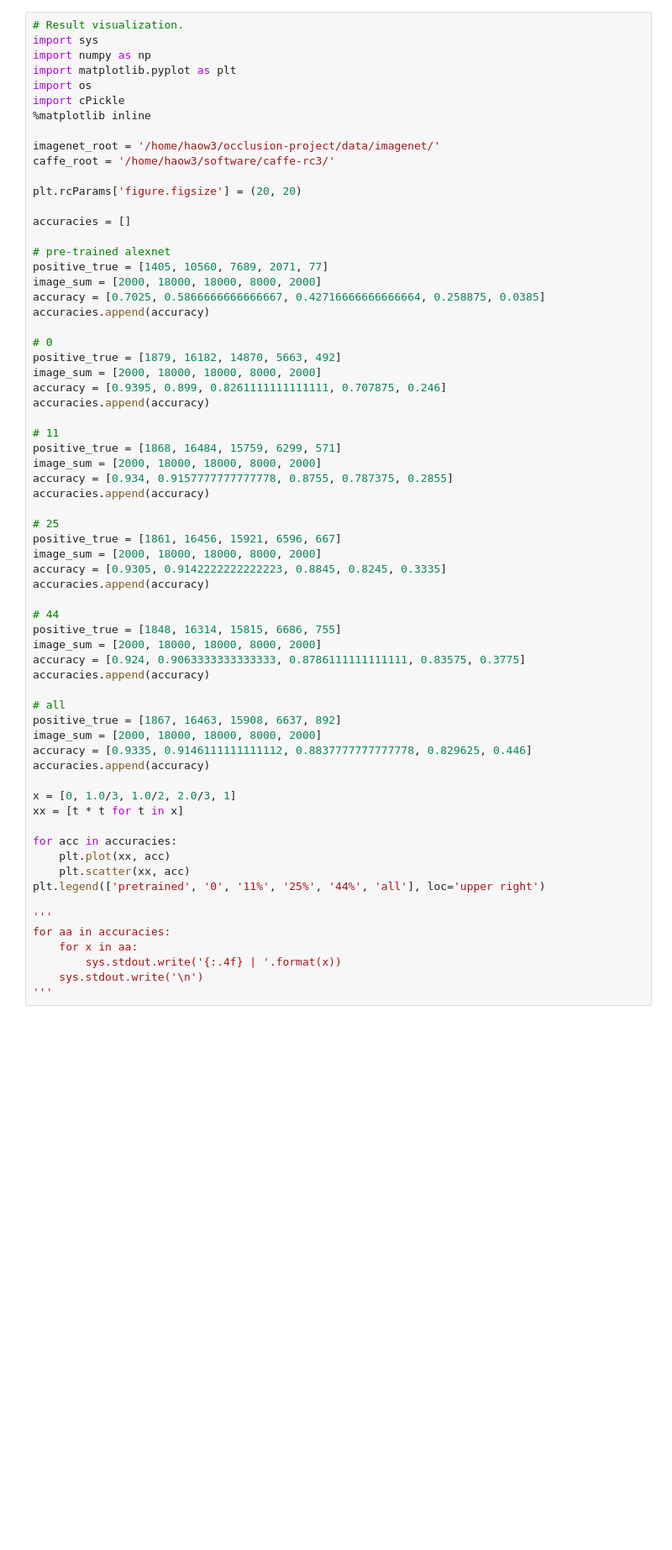
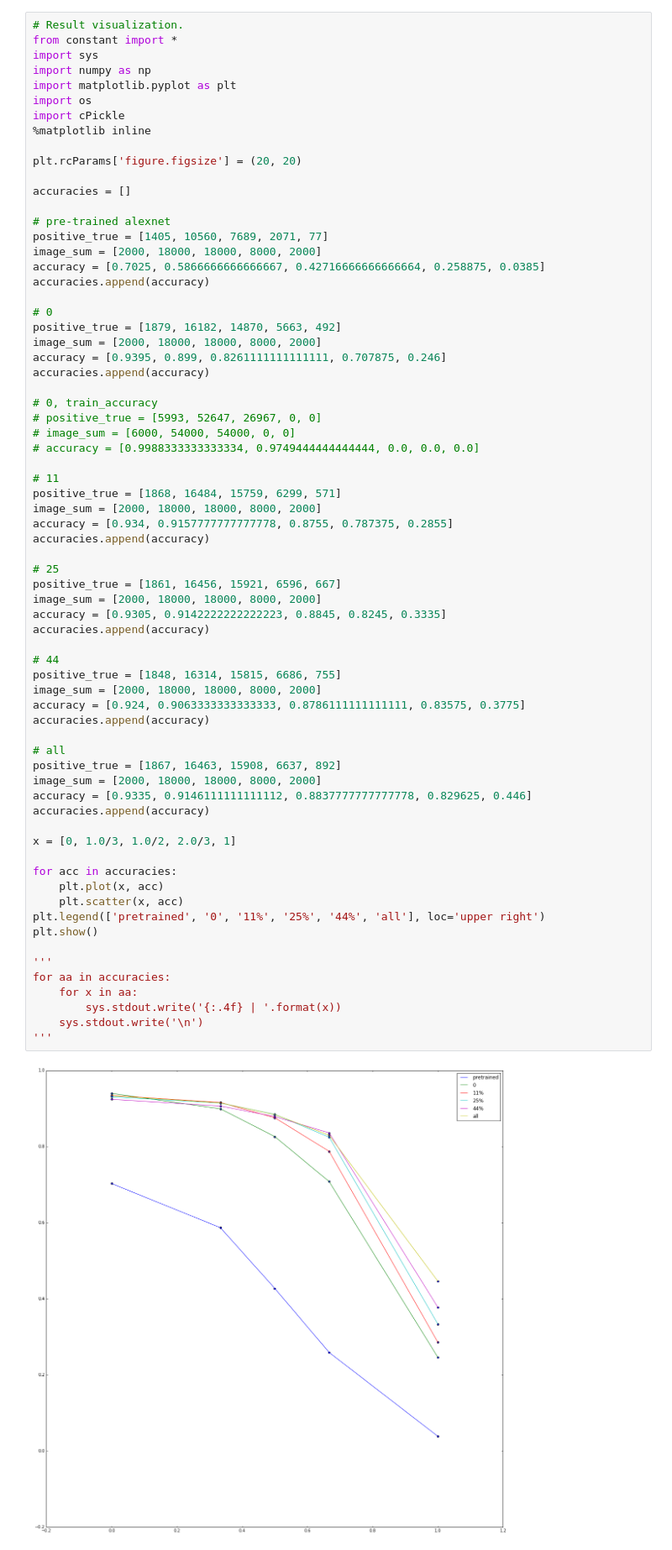
Before and after one commit to Definiter/occlusion-project, a Jupyter notebook: src/visualization.ipynb, the cells around one changed output. Shown at 84% size. Saved outputs shown, nothing was run; the diff lists cells and outputs as text; blank space fills up the shorter version.

```diff
--- a/src/visualization.ipynb
+++ b/src/visualization.ipynb
@@ -13,15 +13,13 @@
 | fine_tune_all   |0.9335 | 0.9146 | 0.8838 | 0.8296 | 0.4460 |
 # %%
 # Result visualization.
+from constant import *
 import sys
 import numpy as np
 import matplotlib.pyplot as plt
 import os
 import cPickle
 %matplotlib inline
-
-imagenet_root = '/home/haow3/occlusion-project/data/imagenet/'
-caffe_root = '/home/haow3/software/caffe-rc3/'
 
 plt.rcParams['figure.figsize'] = (20, 20)
 
@@ -38,6 +36,11 @@ positive_true = [1879, 16182, 14870, 5663, 492]
 image_sum = [2000, 18000, 18000, 8000, 2000]
 accuracy = [0.9395, 0.899, 0.8261111111111111, 0.707875, 0.246]
 accuracies.append(accuracy)
+
+# 0, train_accuracy
+# positive_true = [5993, 52647, 26967, 0, 0]
+# image_sum = [6000, 54000, 54000, 0, 0]
+# accuracy = [0.9988333333333334, 0.9749444444444444, 0.0, 0.0, 0.0]
 
 # 11
 positive_true = [1868, 16484, 15759, 6299, 571]
@@ -48,34 +51,35 @@ accuracies.append(accuracy)
 # 25
 positive_true = [1861, 16456, 15921, 6596, 667]
 image_sum = [2000, 18000, 18000, 8000, 2000]
 accuracy = [0.9305, 0.9142222222222223, 0.8845, 0.8245, 0.3335]
 accuracies.append(accuracy)
 
 # 44
 positive_true = [1848, 16314, 15815, 6686, 755]
 image_sum = [2000, 18000, 18000, 8000, 2000]
 accuracy = [0.924, 0.9063333333333333, 0.8786111111111111, 0.83575, 0.3775]
 accuracies.append(accuracy)
 
 # all
 positive_true = [1867, 16463, 15908, 6637, 892]
 image_sum = [2000, 18000, 18000, 8000, 2000]
 accuracy = [0.9335, 0.9146111111111112, 0.8837777777777778, 0.829625, 0.446]
 accuracies.append(accuracy)
 
 x = [0, 1.0/3, 1.0/2, 2.0/3, 1]
-xx = [t * t for t in x]
 
 for acc in accuracies:
-    plt.plot(xx, acc)
-    plt.scatter(xx, acc)
+    plt.plot(x, acc)
+    plt.scatter(x, acc)
 plt.legend(['pretrained', '0', '11%', '25%', '44%', 'all'], loc='upper right')
+plt.show()
 
 '''
 for aa in accuracies:
     for x in aa:
         sys.stdout.write('{:.4f} | '.format(x))
     sys.stdout.write('\n')
 '''
 # %% [output]
+[figure, new version]
 "\nfor aa in accuracies:\n    for x in aa:\n        sys.stdout.write('{:.4f} | '.format(x))\n    sys.stdout.write('\n')\n"
```
Also changed, not shown: parts of 2 cells of this notebook, 13 other files.
